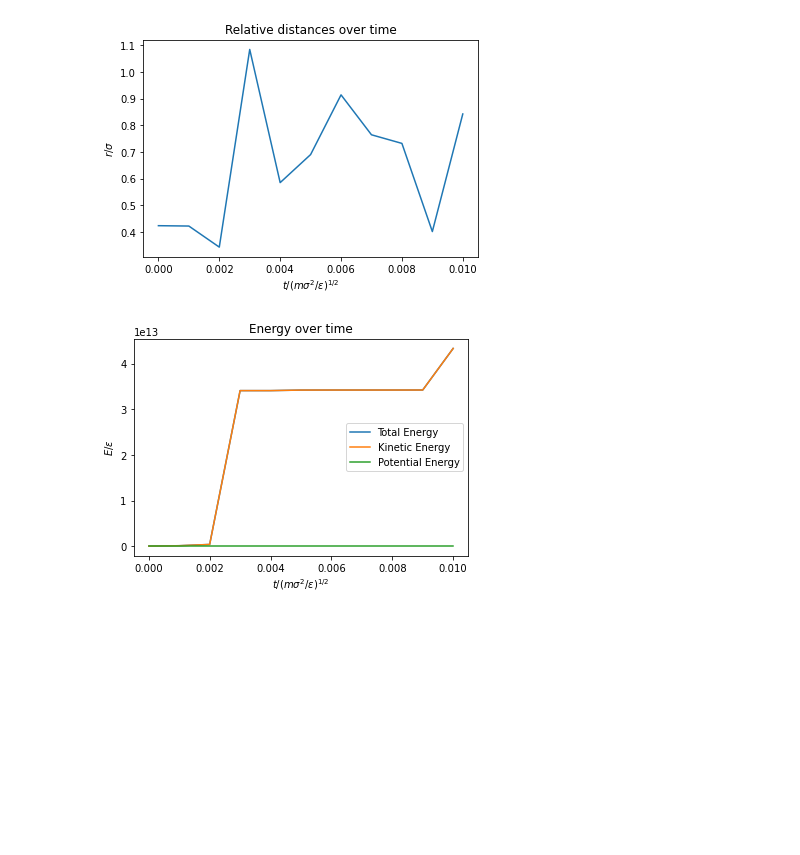
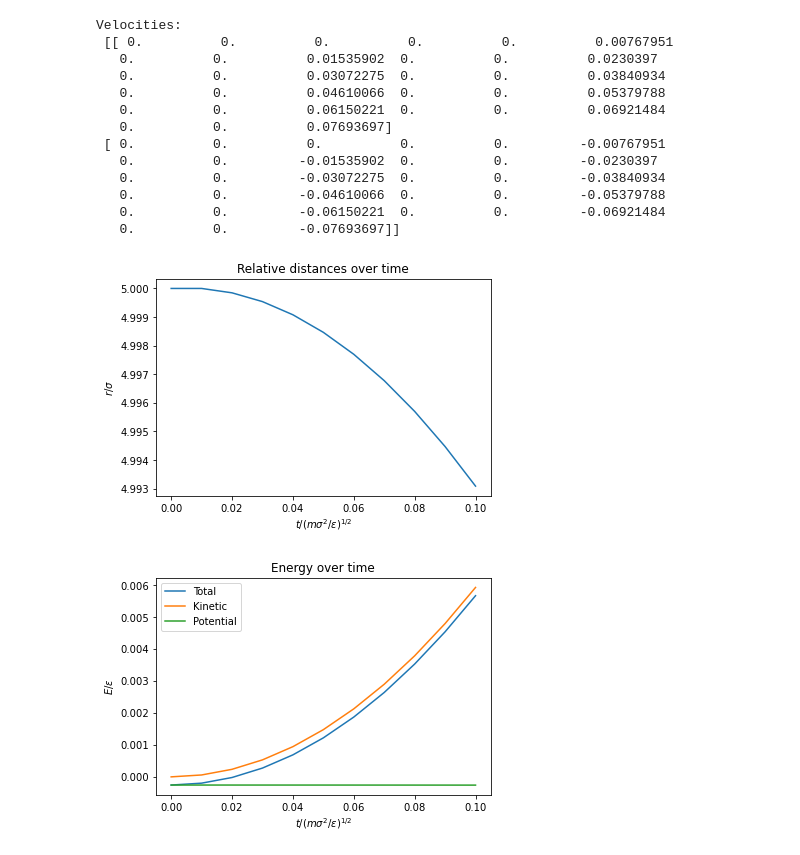
Before and after one commit to PoldeDalmau/Argon_MD, a Jupyter notebook: Week2_complete.ipynb, the cells around one changed output. Drawn from its saved outputs; the diff is of its cells as text; code cells hidden in the pictures; blank space fills up the shorter version.

```diff
--- a/Week2_complete.ipynb
+++ b/Week2_complete.ipynb
@@ -22,11 +22,12 @@ $\tilde K = K(v)/\epsilon = \frac{1}{2}  \sqrt{\epsilon/m}^2m \tilde v^2 = \frac
 # %%
 n = 2   #number of particles
-L = 1   #System is of size LxL with the origin at the center. The units of L are of 1/s
-init_pos = np.array([[0.1, 0.8, 0.8],[0.7, 0.9, 0.9]])
-init_vel = np.random.uniform(low=-1, high=1, size=(n, 3))
+L = 10   #System is of size LxL with the origin at the center. The units of L are of 1/s
+init_pos = np.array([[1, 2, 3],[3, 5, 8]])
+#init_vel = np.random.uniform(low=-1, high=1, size=(n, 3))
+init_vel = np.zeros((n, 3))
 e =  1.65 * pow(10,-21)
 s =  3.405 * pow(10,-10)
-time_step = 1e-3
+time_step = 1e-2
 m =  6.6335 * pow(10, -26) #mass of argon atom in kg
 
 number_of_steps = 10
@@ -41,6 +38,6 @@ array([0.   , 0.001, 0.002, 0.003, 0.004, 0.005, 0.006, 0.007, 0.008,
 # %%
-W = 1   #Width
-K = 1   #Depth
+W = L   #Width
+K = L   #Depth
 def atomic_distances(pos, output, L=1, W=1): # output = 0 gives the relative distances, output = 1 gives the relative positions
     rel_pos = pos[:, None, :] - pos[None, :, :]                 # returns one matrix for each particle. Relative distances within the box
     rel_dist = np.zeros((n, n, 1))
@@ -71,7 +68,7 @@ def lj_force(position, n):
     r = np.sqrt(np.sum((rel_pos)**2, axis=2)) #n x n simmetric matrix, r[i,j] is the distance between the i-th and the j-th particles
     r = r[0,1]
     F = np.zeros((n,3))
-    F = 24*rel_pos*(((1/r)**12)-((1/r)**6))
+    F = -24*rel_pos*(((1/r)**12)-((1/r)**6))
     F_matrix=np.sum(F,axis=0)
 
     return F_matrix
@@ -116,39 +113,53 @@ final_vector_energy = np.array([kin_en(init_vel) + pot_en(final_matrix_pos, n)])
 final_rel_dist = atomic_distances(init_pos, 0)
 
 for i in range(number_of_steps):
     next_step_position, next_step_velocity = euler(final_matrix_pos, final_matrix_vel)
     for k in range(n): #implement boundary conditions
         for j in range(n):
             next_step_position[k, j] = next_step_position[k, j]% L
     final_matrix_pos =  np.concatenate((final_matrix_pos, next_step_position), axis=1, out=None)
     final_matrix_vel =  np.concatenate((final_matrix_vel, next_step_velocity), axis=1, out=None)
     final_vector_kin = np.concatenate((final_vector_kin, np.array([kin_en(next_step_velocity)])), axis = 0, out = None)
     final_vector_pot = np.concatenate((final_vector_pot, np.array([pot_en(final_matrix_pos, n)])), axis=0, out=None)
     final_vector_energy = np.concatenate((final_vector_energy, np.array([kin_en(next_step_velocity) + pot_en(final_matrix_pos, n)])), axis=0, out=None)
     final_rel_dist = np.concatenate((final_rel_dist, atomic_distances(next_step_position, 0)), axis = 1, out = None)
 
-# print("Positions:\n" , final_matrix_pos)
-# print("Velocities:\n" , final_matrix_vel)
-# print("Energy:\n" , final_vector_energy)
+#print("Positions:\n" , final_matrix_pos)
+print("Velocities:\n" , final_matrix_vel)
+#print("Energy:\n" , final_vector_pot)
 #print(final_vector_kin)
 #print(final_vector_pot)
 #print(final_rel_dist)
+
 
 
 plt.plot(times,final_rel_dist[0, 1::2, ])
 plt.title("Relative distances over time")
 plt.xlabel("$t/(m\sigma^2/\epsilon)^{1/2}$")
 plt.ylabel("$r/\sigma$")
 plt.show()
 
-plt.plot(times, final_vector_energy)
-plt.plot(times, final_vector_kin)
-plt.plot(times, final_vector_pot)
-plt.legend(["Total Energy", "Kinetic Energy", "Potential Energy"])
+plt.plot(times, final_vector_energy, label = "Total")
+plt.plot(times, final_vector_kin, label = "Kinetic")
+plt.plot(times, final_vector_pot, label = "Potential")
+plt.legend()
 plt.title("Energy over time")
 plt.xlabel("$t/(m\sigma^2/\epsilon)^{1/2}$")
 plt.ylabel("$E/\epsilon$")
 plt.show()
 # %% [output]
+Velocities:
+ [[ 0.          0.          0.          0.          0.          0.00767951
+   0.          0.          0.01535902  0.          0.          0.0230397
+   0.          0.          0.03072275  0.          0.          0.03840934
+   0.          0.          0.04610066  0.          0.          0.05379788
+   0.          0.          0.06150221  0.          0.          0.06921484
+   0.          0.          0.07693697]
+ [ 0.          0.          0.          0.          0.         -0.00767951
+   0.          0.         -0.01535902  0.          0.         -0.0230397
+   0.          0.         -0.03072275  0.          0.         -0.03840934
+   0.          0.         -0.04610066  0.          0.         -0.05379788
+   0.          0.         -0.06150221  0.          0.         -0.06921484
+   0.          0.         -0.07693697]]
-[figure, old version]
+[figure, new version]
-[figure, old version]
+[figure, new version]
```
Also changed, not shown: parts of 14 cells of this notebook.
